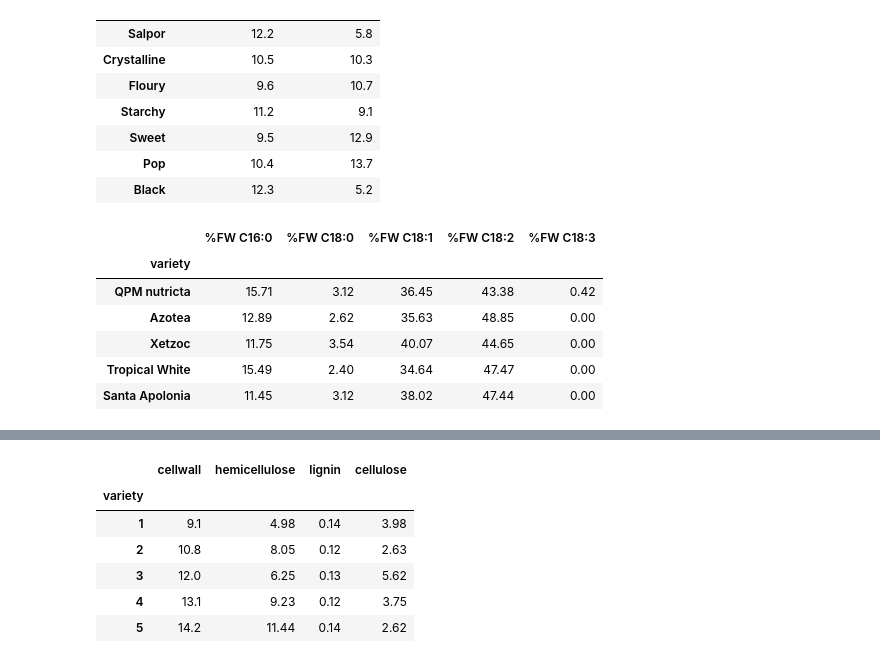
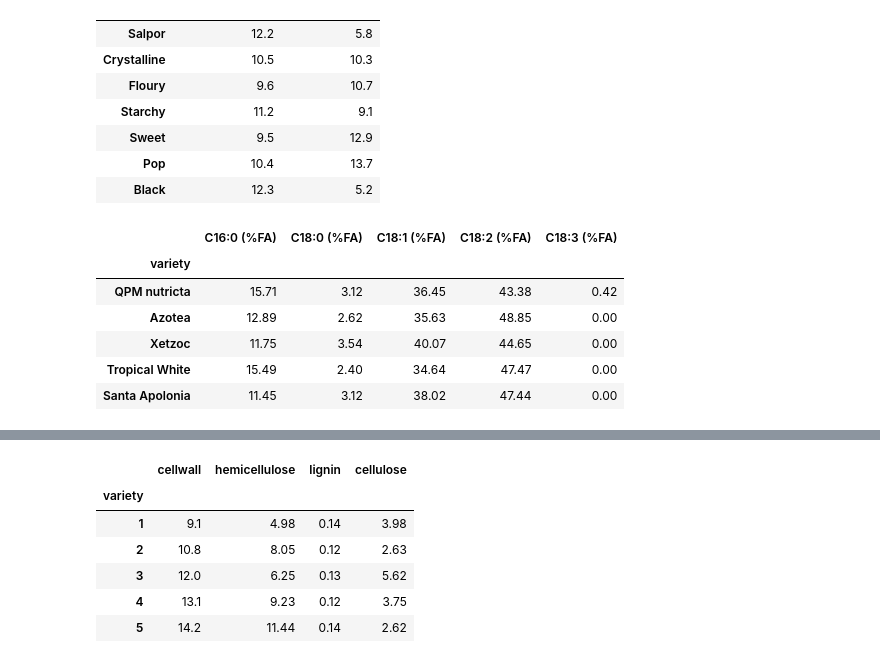
Before and after one commit to cropsinsilico/tissue-specific-FBA-models, a Jupyter notebook: Biomass data - maize.ipynb, the cells around one changed output, grey strips where cells are left out. Saved outputs shown, nothing was run; the diff lists cells and outputs as text; code cells hidden in the pictures.

```diff
--- a/Biomass data - maize.ipynb
+++ b/Biomass data - maize.ipynb
@@ -672,17 +821,17 @@ df_H2O_protein_temp
 # %%
 
 
 df_lipid_content_temp = pd.DataFrame(data={"variety":["QPM nutricta","Azotea","Xetzoc",
                                                  "Tropical White","Santa Apolonia"],
-                                      "%FW C16:0":[15.71,12.89,11.75,15.49,11.45],
-                                      "%FW C18:0":[3.12,2.62,3.54,2.40,3.12],
-                                      "%FW C18:1":[36.45,35.63,40.07,34.64,38.02],
-                                      "%FW C18:2":[43.38,48.85,44.65,47.47,47.44],
-                                      "%FW C18:3":[0.42,0,0,0,0]})
+                                      "C16:0 (%FA)":[15.71,12.89,11.75,15.49,11.45],
+                                      "C18:0 (%FA)":[3.12,2.62,3.54,2.40,3.12],
+                                      "C18:1 (%FA)":[36.45,35.63,40.07,34.64,38.02],
+                                      "C18:2 (%FA)":[43.38,48.85,44.65,47.47,47.44],
+                                      "C18:3 (%FA)":[0.42,0,0,0,0]})
 df_lipid_content_temp.set_index("variety",drop=True,inplace=True)
 df_lipid_content_temp
 # %% [output]
-|  | %FW C16:0 | %FW C18:0 | %FW C18:1 | %FW C18:2 | %FW C18:3 |
+|  | C16:0 (%FA) | C18:0 (%FA) | C18:1 (%FA) | C18:2 (%FA) | C18:3 (%FA) |
 | variety |  |  |  |  |  |
 | QPM nutricta | 15.71 | 3.12 | 36.45 | 43.38 | 0.42 |
 | Azotea | 12.89 | 2.62 | 35.63 | 48.85 | 0.00 |
```
Also changed, not shown: parts of 27 cells of this notebook, 1 other file.
